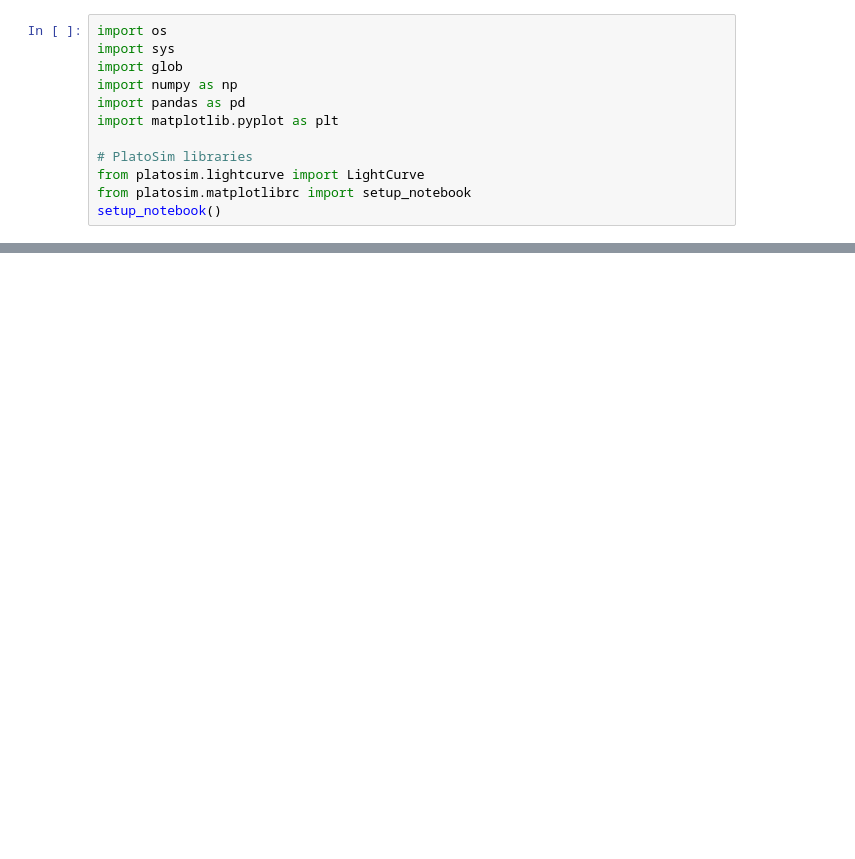
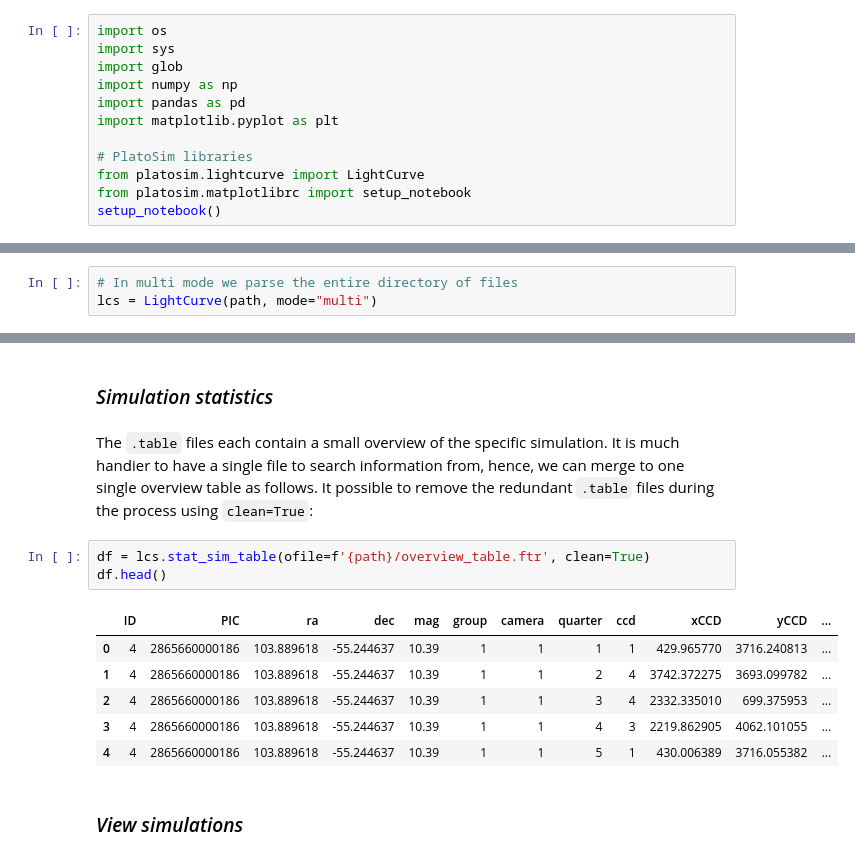
Before and after one commit to ivs-kuleuven/platosim3, a Jupyter notebook: docs/technicalnotes/PLATO-CS/QuickLookForSimulations.ipynb, the cells around one changed output, grey strips where cells are left out. Drawn from its saved outputs; the diff is of its cells as text; blank space fills up the shorter version.

```diff
--- a/docs/technicalnotes/PLATO-CS/QuickLookForSimulations.ipynb
+++ b/docs/technicalnotes/PLATO-CS/QuickLookForSimulations.ipynb
@@ -142,0 +117,3 @@ TypeError: plot() got an unexpected keyword argument 'column'
+# %%
+# In multi mode we parse the entire directory of files
+lcs = LightCurve(path, mode="multi")
@@ -142,0 +141,16 @@ TypeError: plot() got an unexpected keyword argument 'column'
+# %% [markdown]
+### *Simulation statistics*
+# %% [markdown]
+The `.table` files each contain a small overview of the specific simulation. It is much handier to have a single file to search information from, hence, we can merge to one single overview table as follows. It possible to remove the redundant `.table` files during the process using `clean=True`:
+# %%
+df = lcs.stat_sim_table(ofile=f'{path}/overview_table.ftr', clean=True)
+df.head()
+# %% [output]
+|  | ID | PIC | ra | dec | mag | group | camera | quarter | ccd | xCCD | yCCD | ... |
+| 0 | 4 | 2865660000186 | 103.889618 | -55.244637 | 10.39 | 1 | 1 | 1 | 1 | 429.965770 | 3716.240813 | ... |
+| 1 | 4 | 2865660000186 | 103.889618 | -55.244637 | 10.39 | 1 | 1 | 2 | 4 | 3742.372275 | 3693.099782 | ... |
+| 2 | 4 | 2865660000186 | 103.889618 | -55.244637 | 10.39 | 1 | 1 | 3 | 4 | 2332.335010 | 699.375953 | ... |
+| 3 | 4 | 2865660000186 | 103.889618 | -55.244637 | 10.39 | 1 | 1 | 4 | 3 | 2219.862905 | 4062.101055 | ... |
+| 4 | 4 | 2865660000186 | 103.889618 | -55.244637 | 10.39 | 1 | 1 | 5 | 1 | 430.006389 | 3716.055382 | ... |
+# %% [markdown]
+### *View simulations*
```
Also changed, not shown: parts of 41 cells of this notebook, 3 other files.
